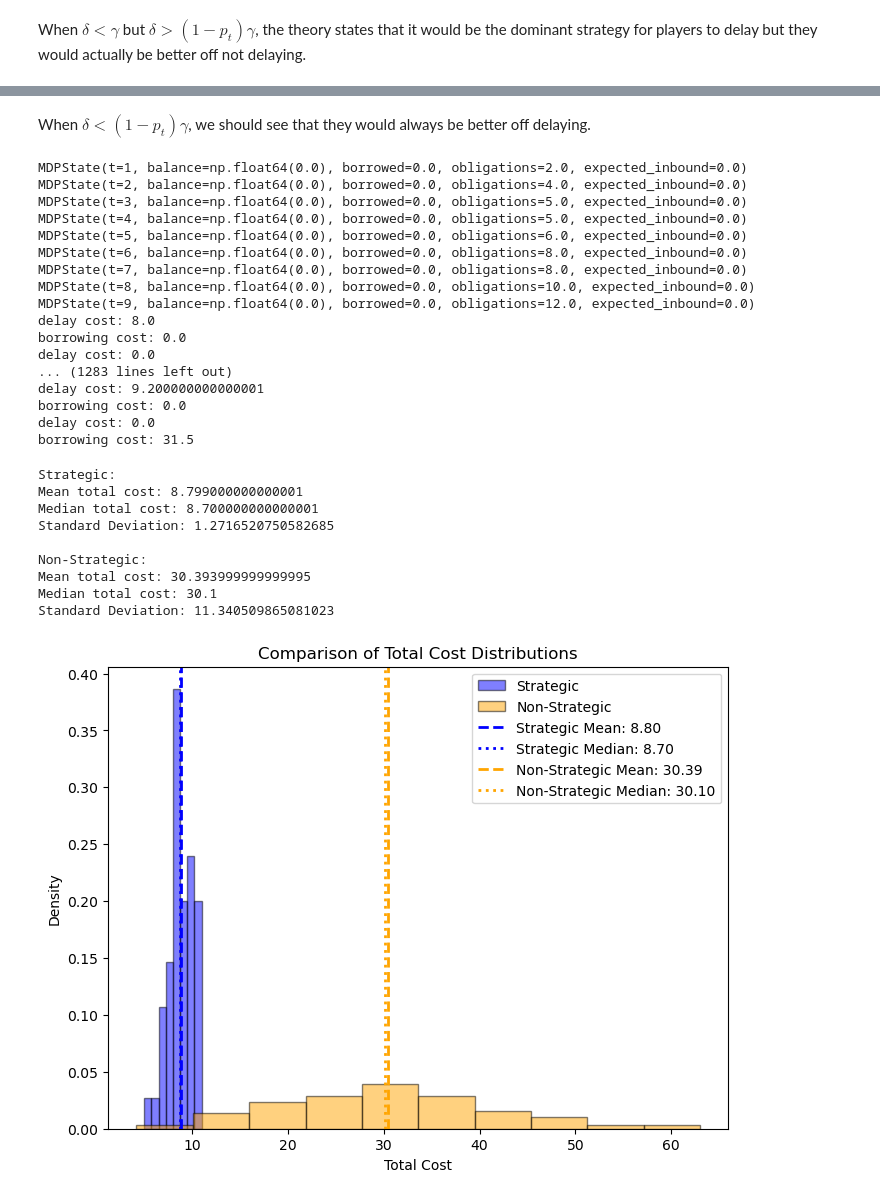
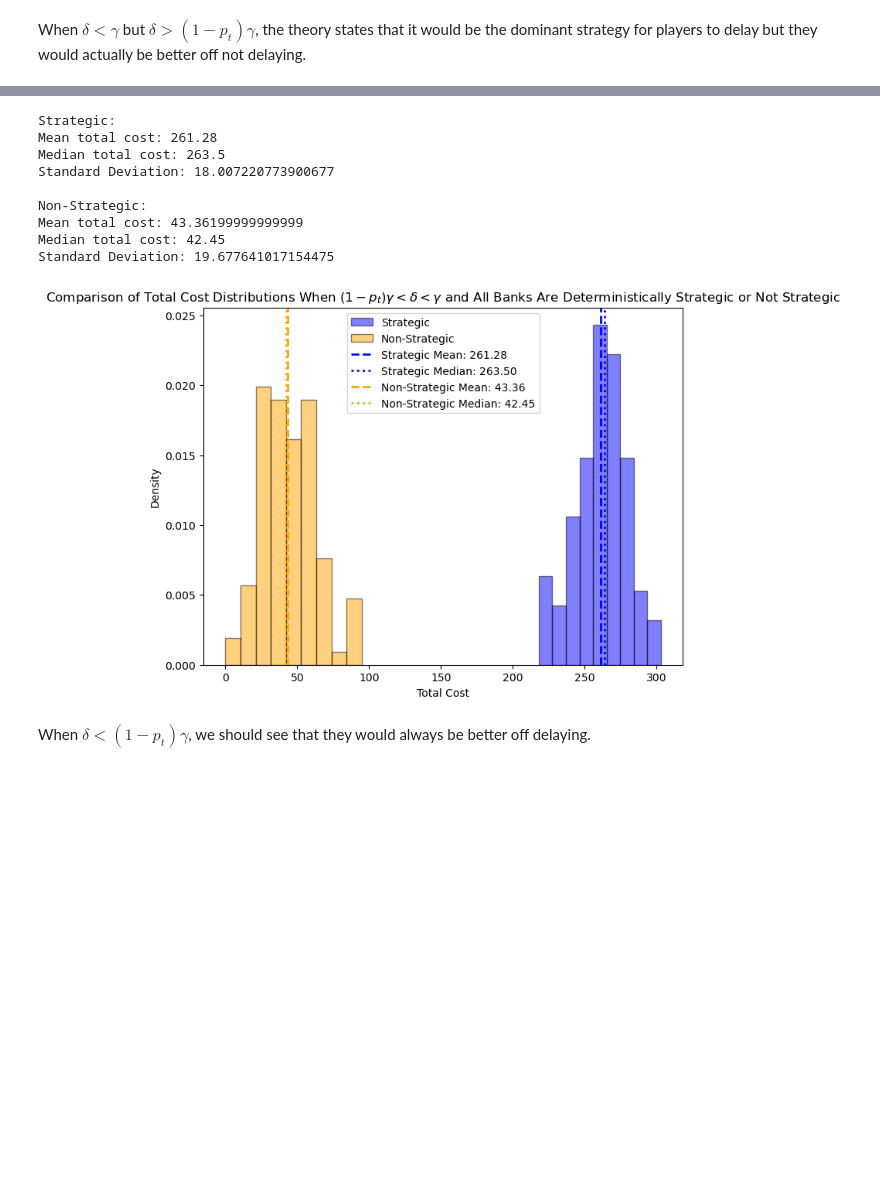
Before and after one commit to KennethSee/IntradayLiquidityGameSimulation, a Jupyter notebook: simulation.ipynb, the cells around one changed output, grey strips where cells are left out. Cells and saved outputs as stored; diff of their text form; code cells hidden in the pictures; blank space fills up the shorter version.

```diff
--- a/simulation.ipynb
+++ b/simulation.ipynb
@@ -675,3 +657,33 @@ Standard Deviation: 4.860218513606153
+# %%
+# vs banks that are either all strategic or non-strategic
+p_t = 0.8
+delta = 0.2
+gamma = 0.3
+n_simulations = 100
+
+total_costs_strategic = []
+total_costs_non_strategic = []
+
+for sim_seed in range(1000, 1000 + n_simulations):
+    random.seed(sim_seed)
+    total_cost_strategic = simulate_original_game(p_t, delta, gamma, sim_seed, 3)
+    total_costs_strategic.append(total_cost_strategic)
+
+    total_cost_non_strategic = simulate_original_game(p_t, delta, gamma, sim_seed, 4)
+    total_costs_non_strategic.append(total_cost_non_strategic)
+
+visualize_costs(total_costs_strategic, total_costs_non_strategic, 'Strategic', 'Non-Strategic', title='Comparison of Total Cost Distributions When $(1-p_t)\gamma < \delta < \gamma$ and All Banks Are Deterministically Strategic or Not Strategic')
+# %% [output]
+Strategic:
+Mean total cost: 261.28
+Median total cost: 263.5
+Standard Deviation: 18.007220773900677
+
+Non-Strategic:
+Mean total cost: 43.36199999999999
+Median total cost: 42.45
+Standard Deviation: 19.677641017154475
+[figure, added]
 # %% [markdown]
 When $\delta < (1-p_t)\gamma$, we should see that they would always be better off delaying.
 # %%
@@ -685,39 +697,8 @@ total_costs_non_strategic = []
 
 for sim_seed in range(1000, 1000 + n_simulations):
     random.seed(sim_seed)
-    total_cost_strategic = simulate_original_game(p_t, delta, gamma, sim_seed, True)
+    total_cost_strategic = simulate_original_game(p_t, delta, gamma, sim_seed, 1)
     total_costs_strategic.append(total_cost_strategic)
 
-    total_cost_non_strategic = simulate_original_game(p_t, delta, gamma, sim_seed, False)
+    total_cost_non_strategic = simulate_original_game(p_t, delta, gamma, sim_seed, 2)
     total_costs_non_strategic.append(total_cost_non_strategic)
-# %% [output]
-MDPState(t=1, balance=np.float64(0.0), borrowed=0.0, obligations=2.0, expected_inbound=0.0)
-MDPState(t=2, balance=np.float64(0.0), borrowed=0.0, obligations=4.0, expected_inbound=0.0)
-MDPState(t=3, balance=np.float64(0.0), borrowed=0.0, obligations=5.0, expected_inbound=0.0)
-MDPState(t=4, balance=np.float64(0.0), borrowed=0.0, obligations=5.0, expected_inbound=0.0)
-MDPState(t=5, balance=np.float64(0.0), borrowed=0.0, obligations=6.0, expected_inbound=0.0)
-MDPState(t=6, balance=np.float64(0.0), borrowed=0.0, obligations=8.0, expected_inbound=0.0)
-MDPState(t=7, balance=np.float64(0.0), borrowed=0.0, obligations=8.0, expected_inbound=0.0)
-MDPState(t=8, balance=np.float64(0.0), borrowed=0.0, obligations=10.0, expected_inbound=0.0)
-MDPState(t=9, balance=np.float64(0.0), borrowed=0.0, obligations=12.0, expected_inbound=0.0)
-delay cost: 8.0
-borrowing cost: 0.0
-delay cost: 0.0
-... (1283 lines left out)
-delay cost: 9.200000000000001
-borrowing cost: 0.0
-delay cost: 0.0
-borrowing cost: 31.5
-# %%
-visualize_costs(total_costs_strategic, total_costs_non_strategic, 'Strategic', 'Non-Strategic')
-# %% [output]
-Strategic:
-Mean total cost: 8.799000000000001
-Median total cost: 8.700000000000001
-Standard Deviation: 1.2716520750582685
-
-Non-Strategic:
-Mean total cost: 30.393999999999995
-Median total cost: 30.1
-Standard Deviation: 11.340509865081023
-[figure, removed]
```
Also changed, not shown: parts of 9 cells of this notebook, 4 other files.
